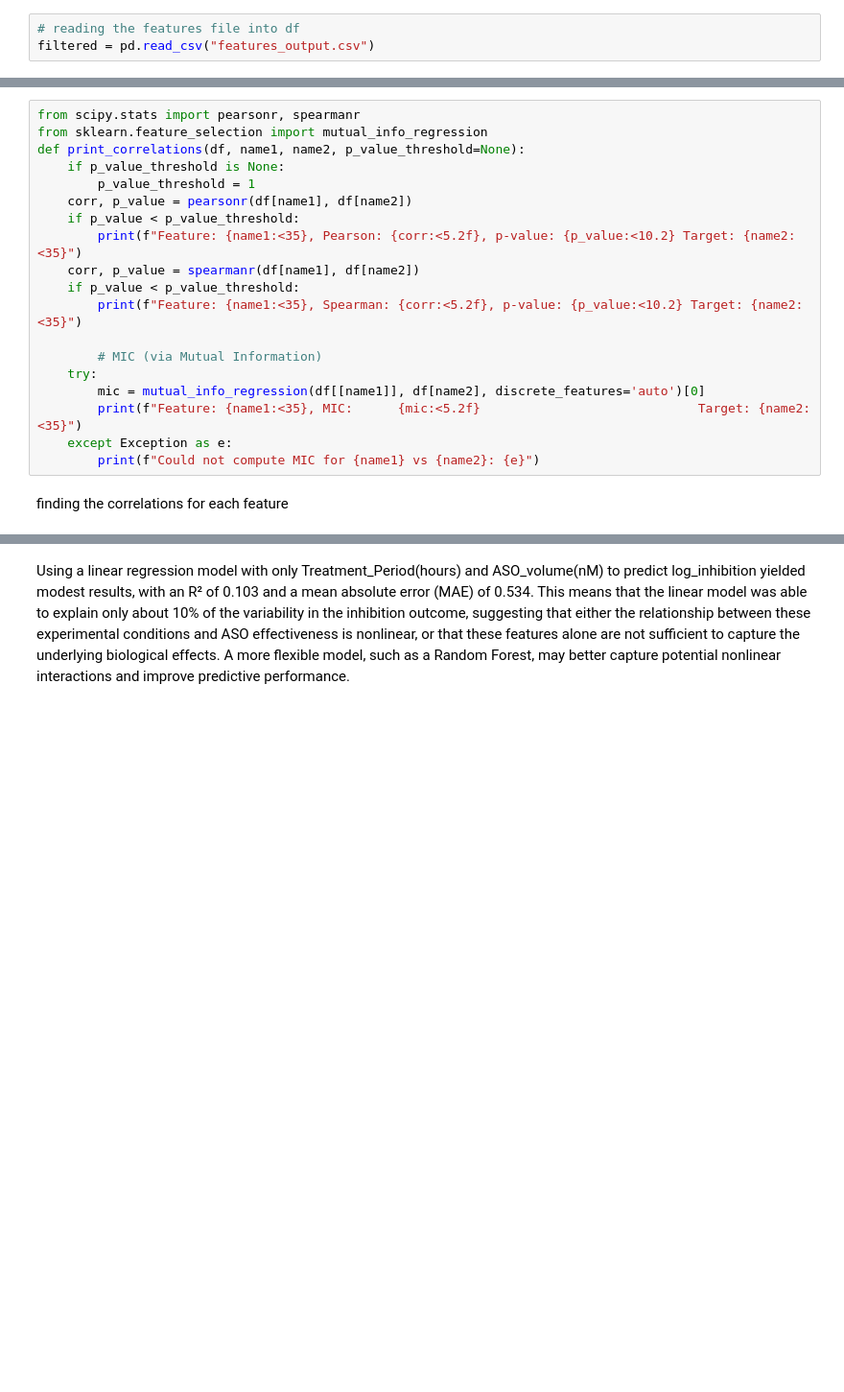
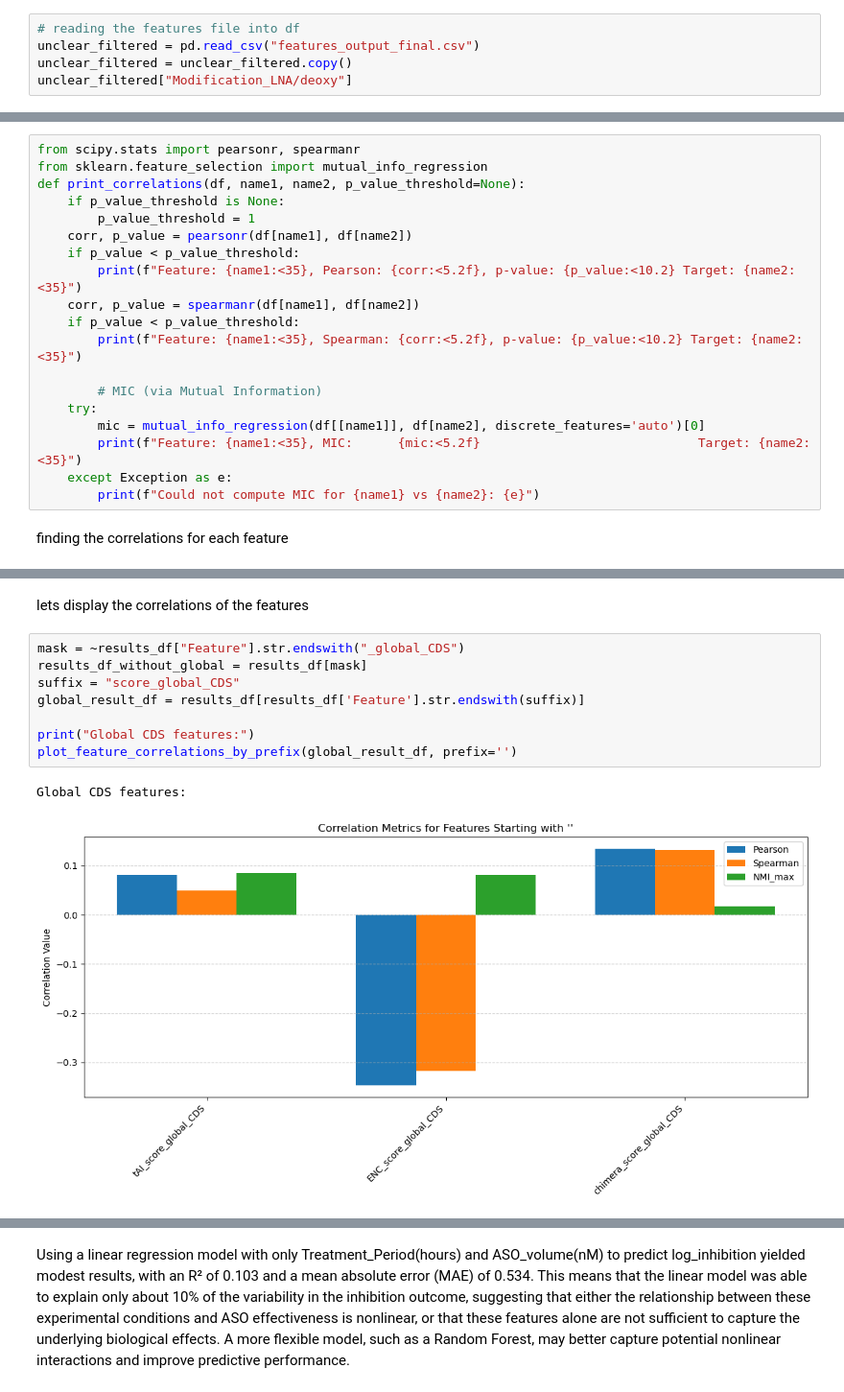
Before and after one commit to RedPenguin100/ASOdesign, a Jupyter notebook: scripts/niv/niv_new_model.ipynb, the cells around one changed output, grey strips where cells are left out. Shown at 96% size. Cells and saved outputs as stored; diff of their text form; blank space fills up the shorter version.

```diff
--- a/scripts/niv/niv_new_model.ipynb
+++ b/scripts/niv/niv_new_model.ipynb
@@ -6,3 +15,5 @@ from asodesigner.consts import *
 # %%
 # reading the features file into df
-filtered = pd.read_csv("features_output.csv")
+unclear_filtered = pd.read_csv("features_output_final.csv")
+unclear_filtered = unclear_filtered.copy()
+unclear_filtered["Modification_LNA/deoxy"]
@@ -92,0 +301,13 @@ display(results_df)
+# %% [markdown]
+lets display the correlations of the features
+# %%
+mask = ~results_df["Feature"].str.endswith("_global_CDS")
+results_df_without_global = results_df[mask]
+suffix = "score_global_CDS"
+global_result_df = results_df[results_df['Feature'].str.endswith(suffix)]
+
+print("Global CDS features:")
+plot_feature_correlations_by_prefix(global_result_df, prefix='')
+# %% [output]
+Global CDS features:
+[figure, added]
```
Also changed, not shown: parts of 53 cells of this notebook, 2 other files.
